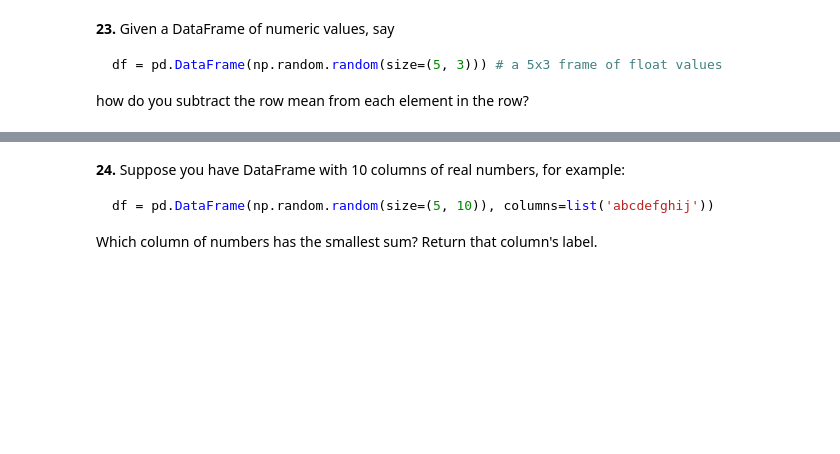
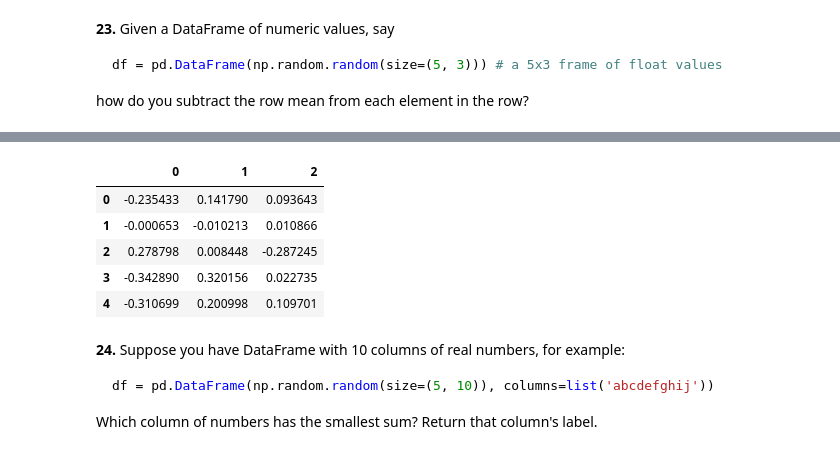
Before and after one commit to rahulparmar-202/100-pandas-puzzles, a Jupyter notebook: 100-pandas-puzzles.ipynb, the cells around one changed output, grey strips where cells are left out. Drawn from its saved outputs; the diff is of its cells as text; code cells hidden in the pictures; blank space fills up the shorter version.

Commit message:
Solved Puzzle 23 - [subtract the row mean from each element in the row.]

```diff
--- a/100-pandas-puzzles.ipynb
+++ b/100-pandas-puzzles.ipynb
@@ -375,3 +386,15 @@ how do you subtract the row mean from each element in the row?
+# %%
+# subtracting the mean from each to each row elem ....
+df_centered_row = df.sub(df.mean(axis=1), axis=0)
+# %%
+df_centered_row
+# %% [output]
+|  | 0 | 1 | 2 |
+| 0 | -0.235433 | 0.141790 | 0.093643 |
+| 1 | -0.000653 | -0.010213 | 0.010866 |
+| 2 | 0.278798 | 0.008448 | -0.287245 |
+| 3 | -0.342890 | 0.320156 | 0.022735 |
+| 4 | -0.310699 | 0.200998 | 0.109701 |
 # %% [markdown]
 **24.** Suppose you have DataFrame with 10 columns of real numbers, for example:
 
```
Also changed, not shown: parts of 2 cells of this notebook.
